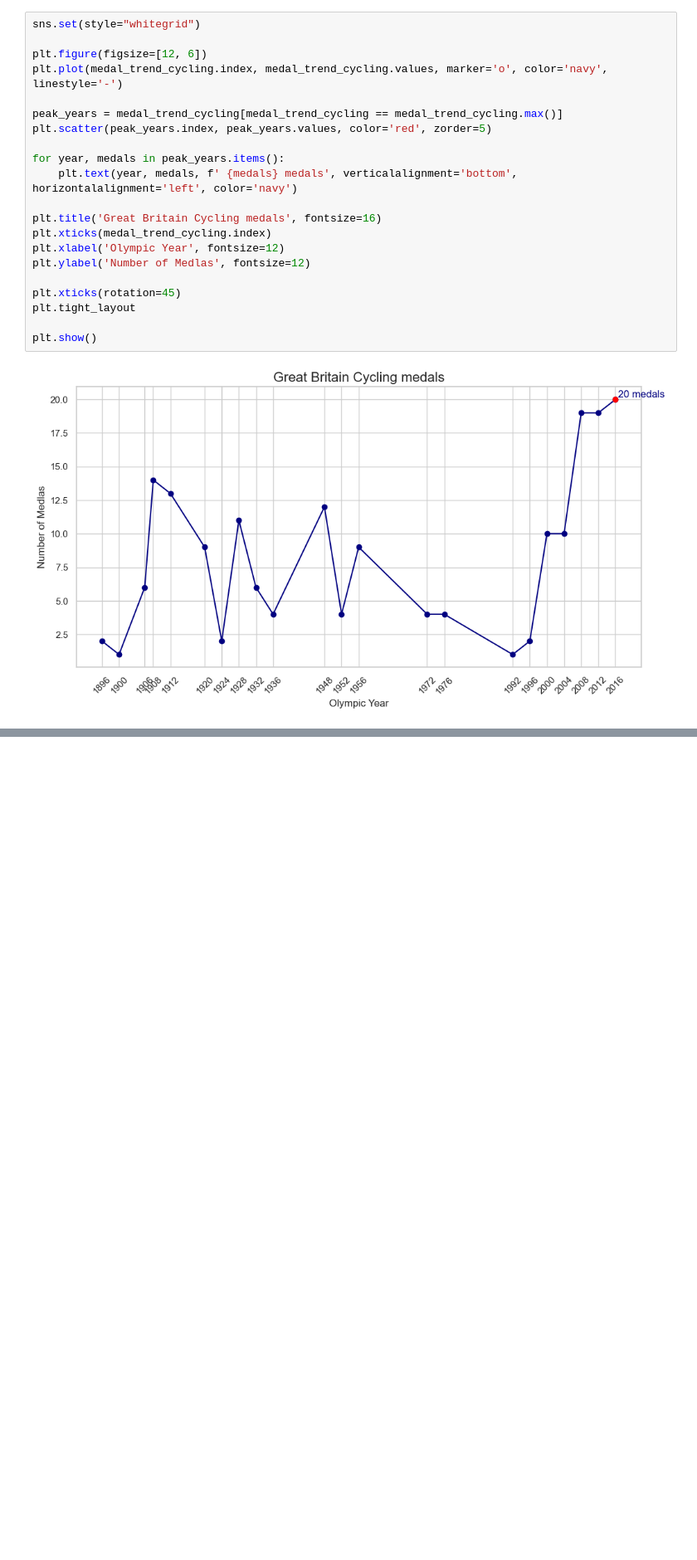
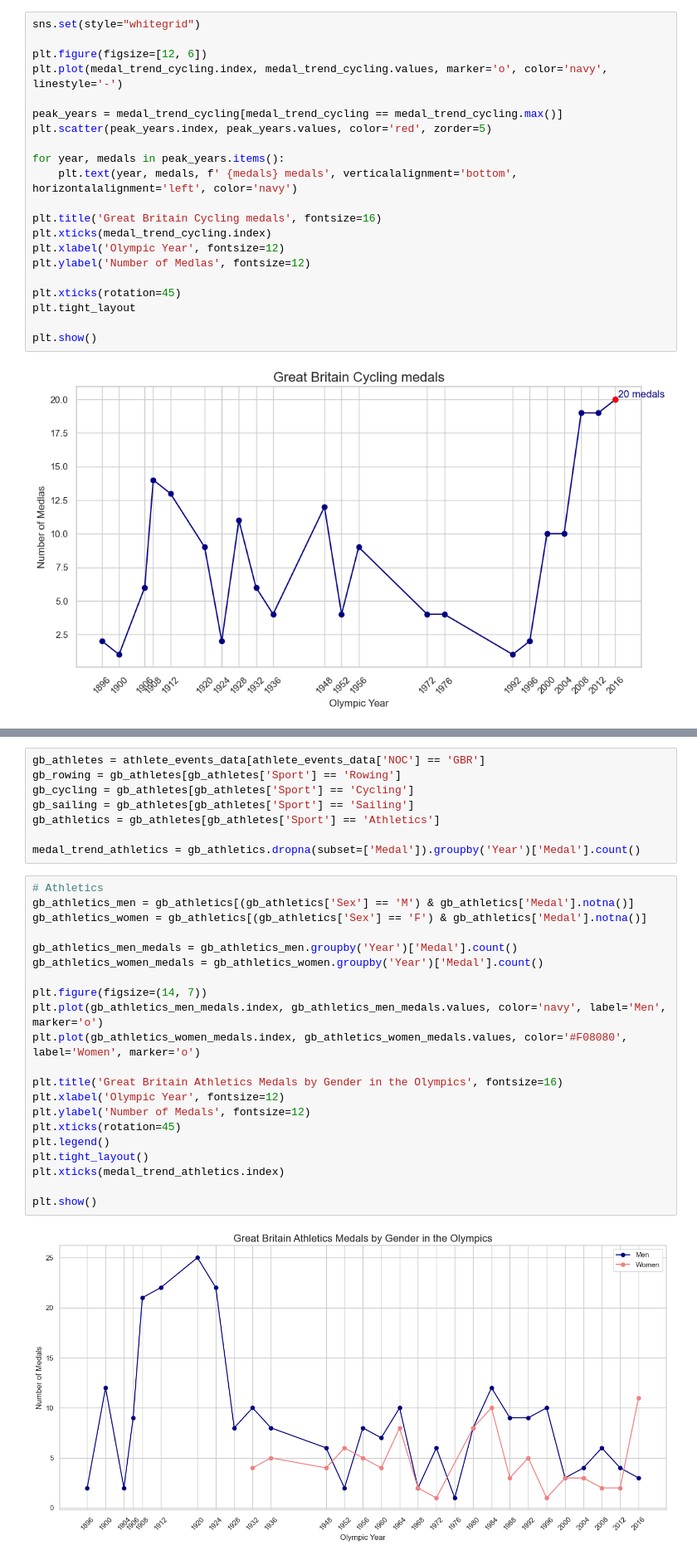
Before and after one commit to nabil0n/Databehandling-AI23-Isak-Andersson, a Jupyter notebook: Project/Local_tests.ipynb, the cells around one changed output, grey strips where cells are left out. Shown at 83% size. Cells and saved outputs as stored; diff of their text form; blank space fills up the shorter version.

```diff
--- a/Project/Local_tests.ipynb
+++ b/Project/Local_tests.ipynb
@@ -123,0 +243,31 @@ plt.show()
+# %%
+gb_athletes = athlete_events_data[athlete_events_data['NOC'] == 'GBR']
+gb_rowing = gb_athletes[gb_athletes['Sport'] == 'Rowing']
+gb_cycling = gb_athletes[gb_athletes['Sport'] == 'Cycling']
+gb_sailing = gb_athletes[gb_athletes['Sport'] == 'Sailing']
+gb_athletics = gb_athletes[gb_athletes['Sport'] == 'Athletics']
+
+medal_trend_athletics = gb_athletics.dropna(subset=['Medal']).groupby('Year')['Medal'].count()
+# %%
+# Athletics
+gb_athletics_men = gb_athletics[(gb_athletics['Sex'] == 'M') & gb_athletics['Medal'].notna()]
+gb_athletics_women = gb_athletics[(gb_athletics['Sex'] == 'F') & gb_athletics['Medal'].notna()]
+
+gb_athletics_men_medals = gb_athletics_men.groupby('Year')['Medal'].count()
+gb_athletics_women_medals = gb_athletics_women.groupby('Year')['Medal'].count()
+
+plt.figure(figsize=(14, 7))
+plt.plot(gb_athletics_men_medals.index, gb_athletics_men_medals.values, color='navy', label='Men', marker='o')
+plt.plot(gb_athletics_women_medals.index, gb_athletics_women_medals.values, color='#F08080', label='Women', marker='o')
+
+plt.title('Great Britain Athletics Medals by Gender in the Olympics', fontsize=16)
+plt.xlabel('Olympic Year', fontsize=12)
+plt.ylabel('Number of Medals', fontsize=12)
+plt.xticks(rotation=45)
+plt.legend()
+plt.tight_layout()
+plt.xticks(medal_trend_athletics.index)
+
+plt.show()
+# %% [output]
+[figure, added]
```
Also changed, not shown: parts of 10 cells of this notebook, 2 other files.
